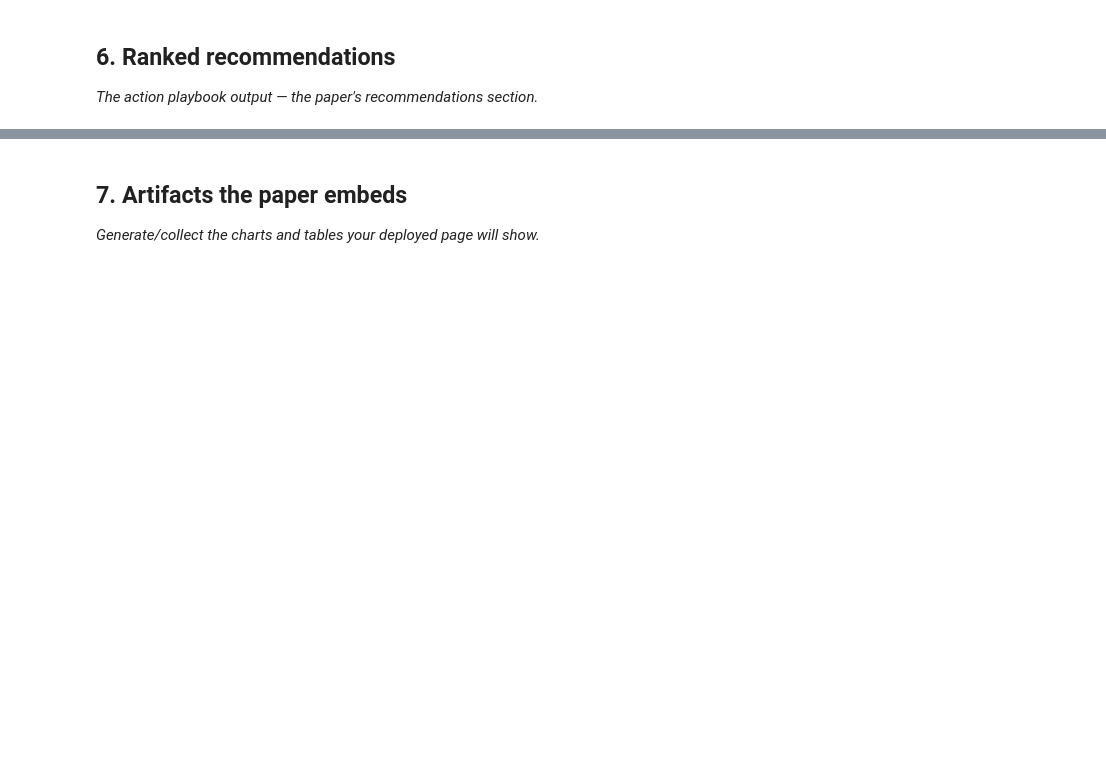
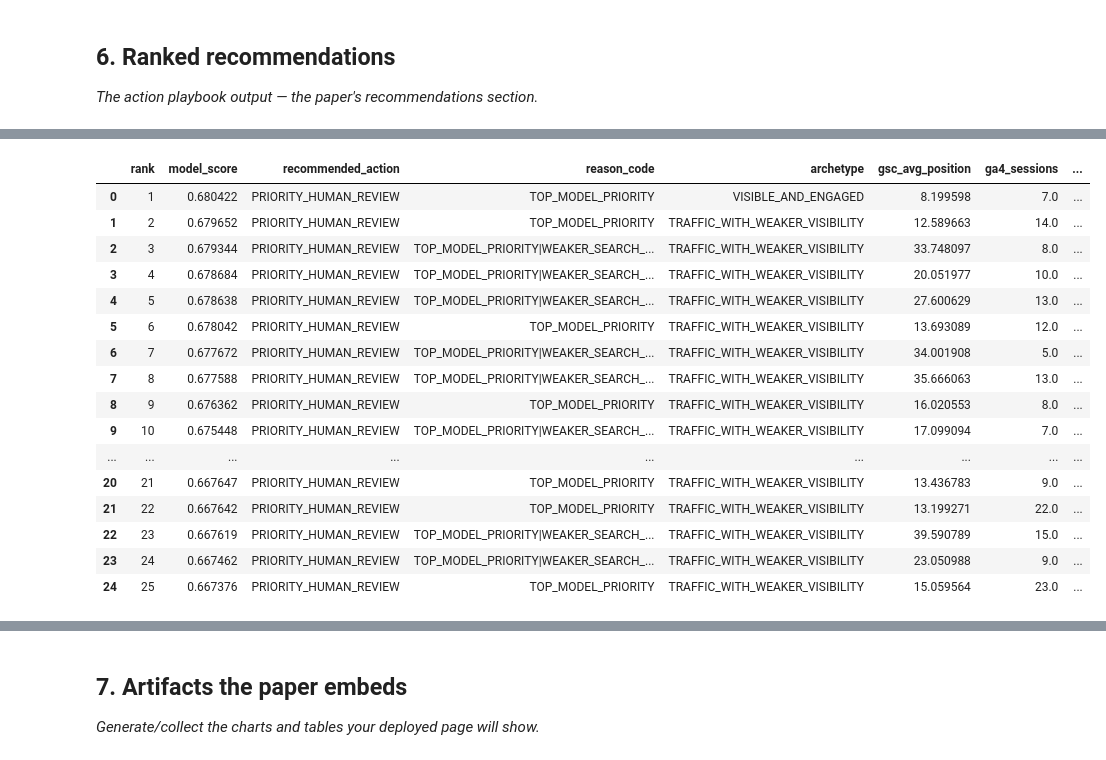
Before and after one commit to Wajiha-Waqar/FlyRankInternship, a Jupyter notebook: work/notebooks/capstone.ipynb, the cells around one changed output, grey strips where cells are left out. Drawn from its saved outputs; the diff is of its cells as text; code cells hidden in the pictures; blank space fills up the shorter version.

```diff
--- a/work/notebooks/capstone.ipynb
+++ b/work/notebooks/capstone.ipynb
@@ -32,0 +1293,20 @@ This skeleton is yours to fill. Work the sections **in order** — each one has
+# %%
+# ============================================================
+# REASON-CODE THRESHOLDS
+# ============================================================
+
+# Thresholds are estimated from PRE-TEST training data only.
+# They are used for relative triage, not as causal rules.
+
+position_p75 = train_df["gsc_avg_position"].quantile(0.75)
+
+organic_sessions_p25 = train_df["sessions_organic"].quantile(0.25)
+
+engagement_rate_p25 = train_df["engaged_session_rate"].quantile(0.25)
+
+score_p90 = test_df["model_score"].quantile(0.90)
+score_p75 = test_df["model_score"].quantile(0.75)
+
+print("Training position P75:", position_p75)
+print("Training organic sessions P25:", organic_sessions_p25)
+print("Training engagement-rate P25:", engagement_rate_p25)
@@ -32,0 +1486,47 @@ This skeleton is yours to fill. Work the sections **in order** — each one has
+# %%
+# ============================================================
+# FINAL RESEARCH ACTION QUEUE
+# ============================================================
+
+queue_cols = [
+    "rank",
+    "model_score",
+    "recommended_action",
+    "reason_code",
+    "archetype",
+
+    "gsc_avg_position",
+    "ga4_sessions",
+    "sessions_organic",
+    "engaged_session_rate",
+    "organic_session_share",
+    "ga4_data_available"
+]
+
+queue = (
+    test_df[
+        queue_cols
+    ]
+    .sort_values("rank")
+    .reset_index(drop=True)
+)
+
+queue.head(25)
+# %% [output]
+|  | rank | model_score | recommended_action | reason_code | archetype | gsc_avg_position | ga4_sessions | ... |
+| 0 | 1 | 0.680422 | PRIORITY_HUMAN_REVIEW | TOP_MODEL_PRIORITY | VISIBLE_AND_ENGAGED | 8.199598 | 7.0 | ... |
+| 1 | 2 | 0.679652 | PRIORITY_HUMAN_REVIEW | TOP_MODEL_PRIORITY | TRAFFIC_WITH_WEAKER_VISIBILITY | 12.589663 | 14.0 | ... |
+| 2 | 3 | 0.679344 | PRIORITY_HUMAN_REVIEW | TOP_MODEL_PRIORITY|WEAKER_SEARCH_... | TRAFFIC_WITH_WEAKER_VISIBILITY | 33.748097 | 8.0 | ... |
+| 3 | 4 | 0.678684 | PRIORITY_HUMAN_REVIEW | TOP_MODEL_PRIORITY|WEAKER_SEARCH_... | TRAFFIC_WITH_WEAKER_VISIBILITY | 20.051977 | 10.0 | ... |
+| 4 | 5 | 0.678638 | PRIORITY_HUMAN_REVIEW | TOP_MODEL_PRIORITY|WEAKER_SEARCH_... | TRAFFIC_WITH_WEAKER_VISIBILITY | 27.600629 | 13.0 | ... |
+| 5 | 6 | 0.678042 | PRIORITY_HUMAN_REVIEW | TOP_MODEL_PRIORITY | TRAFFIC_WITH_WEAKER_VISIBILITY | 13.693089 | 12.0 | ... |
+| 6 | 7 | 0.677672 | PRIORITY_HUMAN_REVIEW | TOP_MODEL_PRIORITY|WEAKER_SEARCH_... | TRAFFIC_WITH_WEAKER_VISIBILITY | 34.001908 | 5.0 | ... |
+| 7 | 8 | 0.677588 | PRIORITY_HUMAN_REVIEW | TOP_MODEL_PRIORITY|WEAKER_SEARCH_... | TRAFFIC_WITH_WEAKER_VISIBILITY | 35.666063 | 13.0 | ... |
+| 8 | 9 | 0.676362 | PRIORITY_HUMAN_REVIEW | TOP_MODEL_PRIORITY | TRAFFIC_WITH_WEAKER_VISIBILITY | 16.020553 | 8.0 | ... |
+| 9 | 10 | 0.675448 | PRIORITY_HUMAN_REVIEW | TOP_MODEL_PRIORITY|WEAKER_SEARCH_... | TRAFFIC_WITH_WEAKER_VISIBILITY | 17.099094 | 7.0 | ... |
+| ... | ... | ... | ... | ... | ... | ... | ... | ... |
+| 20 | 21 | 0.667647 | PRIORITY_HUMAN_REVIEW | TOP_MODEL_PRIORITY | TRAFFIC_WITH_WEAKER_VISIBILITY | 13.436783 | 9.0 | ... |
+| 21 | 22 | 0.667642 | PRIORITY_HUMAN_REVIEW | TOP_MODEL_PRIORITY | TRAFFIC_WITH_WEAKER_VISIBILITY | 13.199271 | 22.0 | ... |
+| 22 | 23 | 0.667619 | PRIORITY_HUMAN_REVIEW | TOP_MODEL_PRIORITY|WEAKER_SEARCH_... | TRAFFIC_WITH_WEAKER_VISIBILITY | 39.590789 | 15.0 | ... |
+| 23 | 24 | 0.667462 | PRIORITY_HUMAN_REVIEW | TOP_MODEL_PRIORITY|WEAKER_SEARCH_... | TRAFFIC_WITH_WEAKER_VISIBILITY | 23.050988 | 9.0 | ... |
+| 24 | 25 | 0.667376 | PRIORITY_HUMAN_REVIEW | TOP_MODEL_PRIORITY | TRAFFIC_WITH_WEAKER_VISIBILITY | 15.059564 | 23.0 | ... |
```
Also changed, not shown: parts of 53 cells of this notebook.
